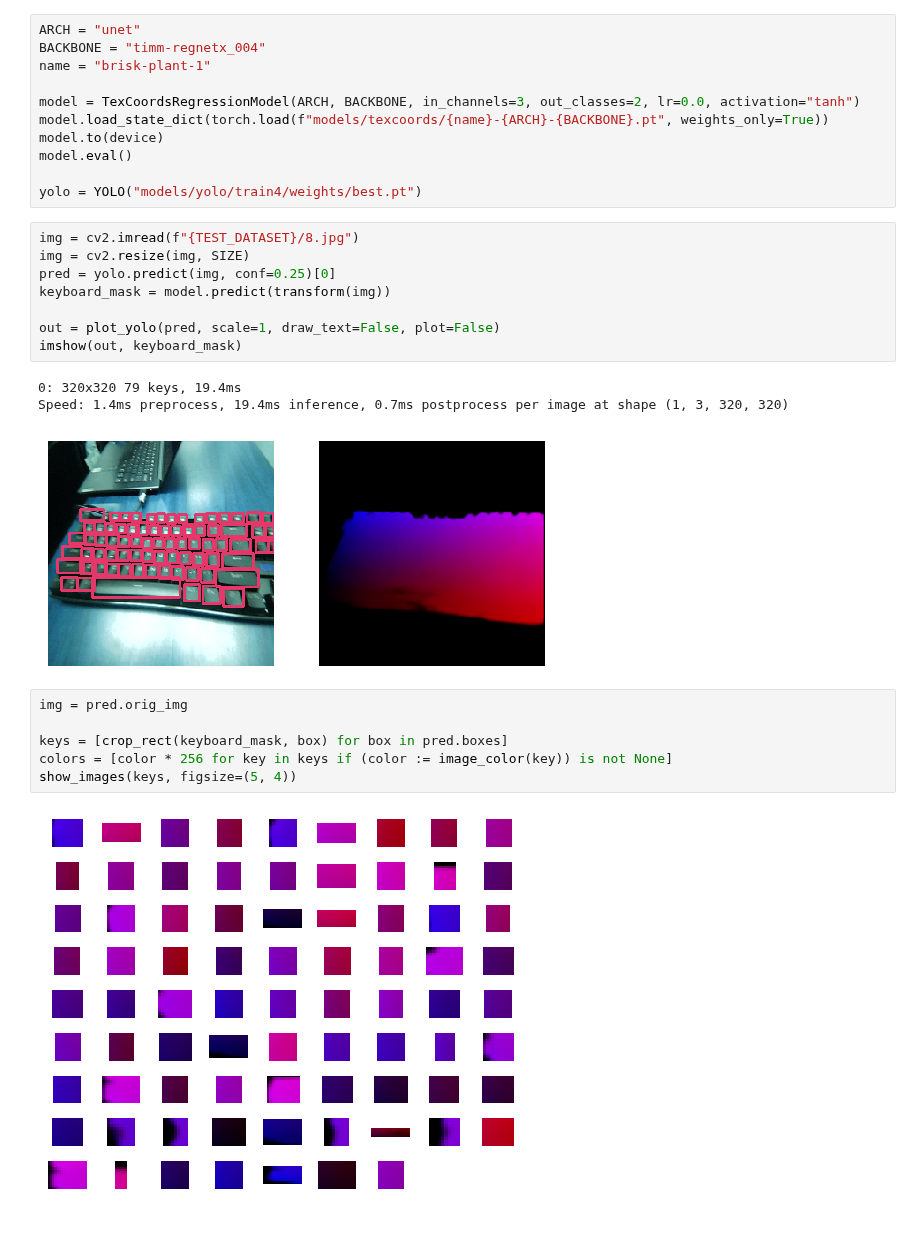
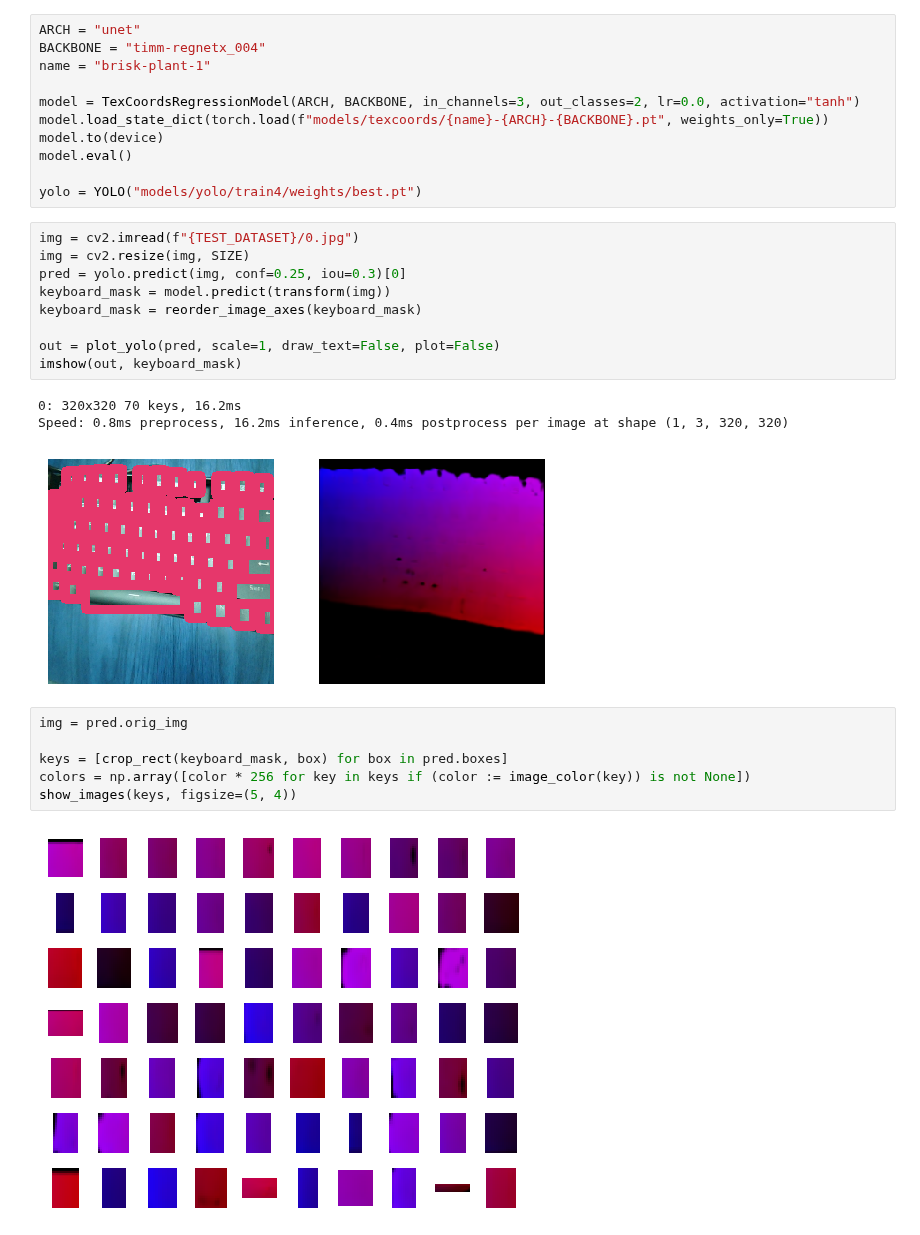
Before and after one commit to umrover/keyboard-detection, a Jupyter notebook: models/inference-texcoords.ipynb, the cells around one changed output. Cells and saved outputs as stored; diff of their text form.

```diff
--- a/models/inference-texcoords.ipynb
+++ b/models/inference-texcoords.ipynb
@@ -50,22 +49,23 @@ model.eval()
 
 yolo = YOLO("models/yolo/train4/weights/best.pt")
 # %%
-img = cv2.imread(f"{TEST_DATASET}/8.jpg")
+img = cv2.imread(f"{TEST_DATASET}/0.jpg")
 img = cv2.resize(img, SIZE)
-pred = yolo.predict(img, conf=0.25)[0]
+pred = yolo.predict(img, conf=0.25, iou=0.3)[0]
 keyboard_mask = model.predict(transform(img))
+keyboard_mask = reorder_image_axes(keyboard_mask)
 
 out = plot_yolo(pred, scale=1, draw_text=False, plot=False)
 imshow(out, keyboard_mask)
 # %% [output]
-0: 320x320 79 keys, 19.4ms
-Speed: 1.4ms preprocess, 19.4ms inference, 0.7ms postprocess per image at shape (1, 3, 320, 320)
+0: 320x320 70 keys, 16.2ms
+Speed: 0.8ms preprocess, 16.2ms inference, 0.4ms postprocess per image at shape (1, 3, 320, 320)
-[figure, old version]
+[figure, new version]
 # %%
 img = pred.orig_img
 
 keys = [crop_rect(keyboard_mask, box) for box in pred.boxes]
-colors = [color * 256 for key in keys if (color := image_color(key)) is not None]
+colors = np.array([color * 256 for key in keys if (color := image_color(key)) is not None])
 show_images(keys, figsize=(5, 4))
 # %% [output]
-[figure, old version]
+[figure, new version]
```
Also changed, not shown: parts of 7 cells of this notebook.
